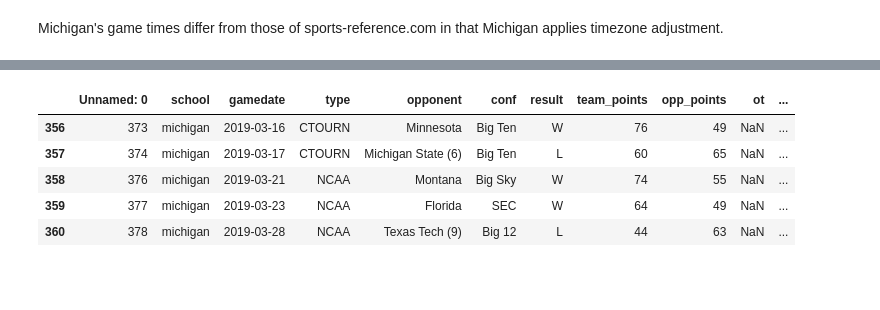
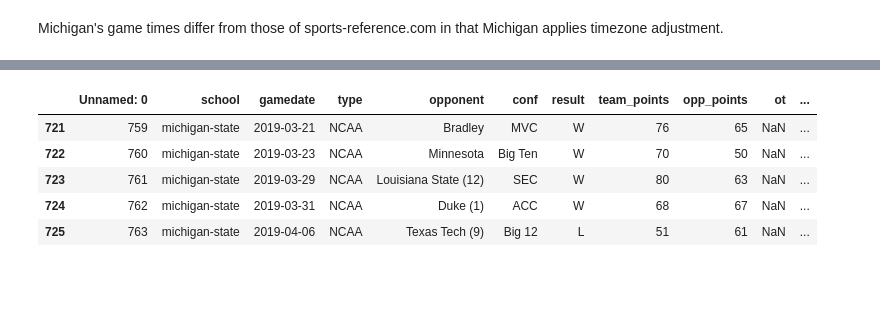
Before and after one commit to djboudia/milestone, a Jupyter notebook: 03_notebooks/basketball_times.ipynb, the cells around one changed output, grey strips where cells are left out. Saved outputs shown, nothing was run; the diff lists cells and outputs as text; code cells hidden in the pictures.

```diff
--- a/03_notebooks/basketball_times.ipynb
+++ b/03_notebooks/basketball_times.ipynb
@@ -315,12 +435,12 @@ Michigan's game times differ from those of sports-reference.com in that Michigan
 # %%
-df_cbb[df_cbb['school'] == 'michigan'].tail()
+df_cbb[df_cbb['school'] == 'michigan-state'].tail()
 # %% [output]
 |  | Unnamed: 0 | school | gamedate | type | opponent | conf | result | team_points | opp_points | ot | ... |
-| 356 | 373 | michigan | 2019-03-16 | CTOURN | Minnesota | Big Ten | W | 76 | 49 | NaN | ... |
-| 357 | 374 | michigan | 2019-03-17 | CTOURN | Michigan State (6) | Big Ten | L | 60 | 65 | NaN | ... |
-| 358 | 376 | michigan | 2019-03-21 | NCAA | Montana | Big Sky | W | 74 | 55 | NaN | ... |
-| 359 | 377 | michigan | 2019-03-23 | NCAA | Florida | SEC | W | 64 | 49 | NaN | ... |
-| 360 | 378 | michigan | 2019-03-28 | NCAA | Texas Tech (9) | Big 12 | L | 44 | 63 | NaN | ... |
+| 721 | 759 | michigan-state | 2019-03-21 | NCAA | Bradley | MVC | W | 76 | 65 | NaN | ... |
+| 722 | 760 | michigan-state | 2019-03-23 | NCAA | Minnesota | Big Ten | W | 70 | 50 | NaN | ... |
+| 723 | 761 | michigan-state | 2019-03-29 | NCAA | Louisiana State (12) | SEC | W | 80 | 63 | NaN | ... |
+| 724 | 762 | michigan-state | 2019-03-31 | NCAA | Duke (1) | ACC | W | 68 | 67 | NaN | ... |
+| 725 | 763 | michigan-state | 2019-04-06 | NCAA | Texas Tech (9) | Big 12 | L | 51 | 61 | NaN | ... |
 # %% [markdown]
 
 &nbsp;
```
Also changed, not shown: parts of 55 cells of this notebook.
